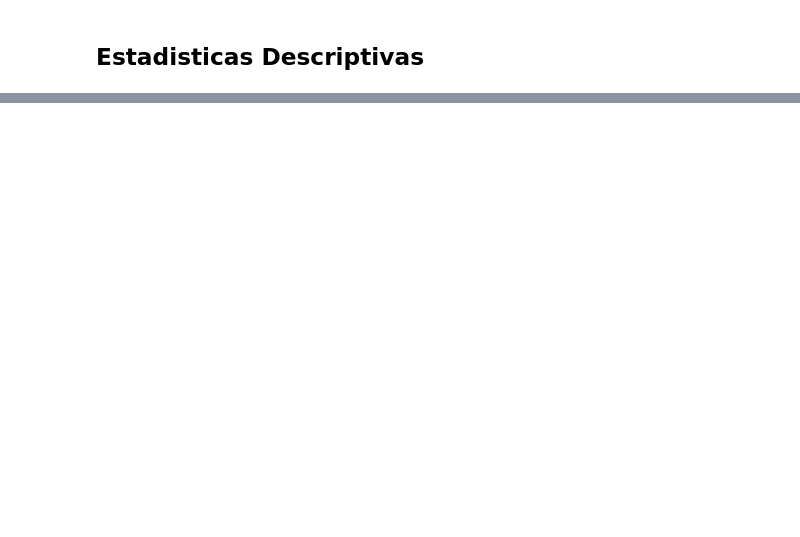
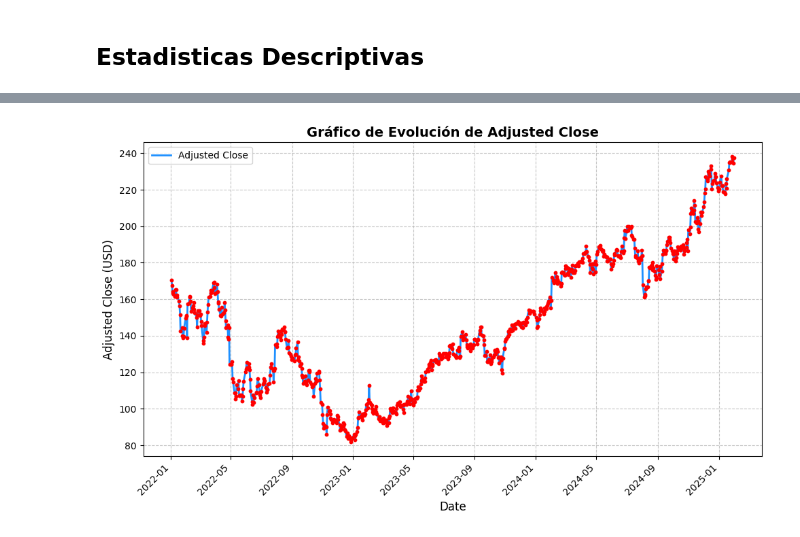
Before and after one commit to ADRIANVM117/data-science-portfolio, a Jupyter notebook: AMZN_STOCK_STATS_AND_PREDICTIVE_MODEL/AMZN_Statistical_analysis.ipynb, the cells around one changed output, grey strips where cells are left out. Cells and saved outputs as stored; diff of their text form; code cells hidden in the pictures; blank space fills up the shorter version.

```diff
--- a/AMZN_STOCK_STATS_AND_PREDICTIVE_MODEL/AMZN_Statistical_analysis.ipynb
+++ b/AMZN_STOCK_STATS_AND_PREDICTIVE_MODEL/AMZN_Statistical_analysis.ipynb
@@ -35,7 +35,7 @@ Implicaciones de los resultados estadísticos para el análisis de la acción de
 import requests
 
 # replace the "demo" apikey below with your own key from https://www.alphavantage.co/support/#api-key
-url = 'https://www.alphavantage.co/query?function=TIME_SERIES_DAILY_ADJUSTED&symbol=IBM&apikey=EUD9X61S0RN343RB'
+url = 'https://www.alphavantage.co/query?function=TIME_SERIES_DAILY_ADJUSTED&symbol=IBM&apikey=#############'
 r = requests.get(url)
 data = r.json()
 
@@ -50,7 +50,7 @@ import pandas as pd
 # Configuración
 config = {
     "alpha_vantage": {
-        "key": "#######",  # Tu clave API
+        "key": "#############",  # Tu clave API
         "symbol": "AMZN",  # Símbolo de la acción (puedes cambiarlo por el que necesites)
         "outputsize": "full",  # Tamaño completo de los datos históricos
         "key_adjusted_close": "5. adjusted close",  # Clave para el precio ajustado
@@ -114,4 +114,4 @@ if df_adjusted is not None:
 768 2022-01-07        162.5540
 # %%
 df_adjusted.set_index('Date', inplace=True)
-df_adjusted
+df=df_adjusted.copy()
@@ -139,2 +121,11 @@ NameError: name 'df' is not defined
 # %% [markdown]
 ## Estadisticas Descriptivas
+# %%
+# Estadísticas descriptivas
+df['Adjusted Close'].describe()
+
+# Cálculo de rendimientos diarios
+df['Daily Return'] = df['Adjusted Close'].pct_change()
+
+# Estadísticas de rendimientos
+df['Daily Return'].describe()
@@ -140,0 +184,33 @@ NameError: name 'df' is not defined
+# %%
+import matplotlib.pyplot as plt
+
+# Mejorar la visualización del gráfico de Adjusted Close
+plt.figure(figsize=(10, 6))  # Tamaño de la figura más grande para mejor visualización
+
+# Graficar con una línea, para mostrar la evolución de Adjusted Close
+plt.plot(df.index, df['Adjusted Close'], color='dodgerblue', linewidth=2, label='Adjusted Close')
+
+# Mejorar el gráfico con puntos para destacar los valores
+plt.scatter(df.index, df['Adjusted Close'], color='red', s=10, zorder=5)  # s ajusta el tamaño de los puntos
+
+# Etiquetas de los ejes
+plt.xlabel('Date', fontsize=12)
+plt.ylabel('Adjusted Close (USD)', fontsize=12)
+
+# Título del gráfico
+plt.title('Gráfico de Evolución de Adjusted Close', fontsize=14, fontweight='bold')
+
+# Rotar las etiquetas del eje X para mayor claridad
+plt.xticks(rotation=45, ha='right')
+
+# Establecer la cuadrícula para facilitar la lectura
+plt.grid(True, linestyle='--', alpha=0.7)
+
+# Agregar una leyenda
+plt.legend()
+
+# Mostrar el gráfico
+plt.tight_layout()  # Ajusta el diseño para que no se corten las etiquetas
+plt.show()
+# %% [output]
+[figure, added]
```
Also changed, not shown: parts of 11 cells of this notebook.
